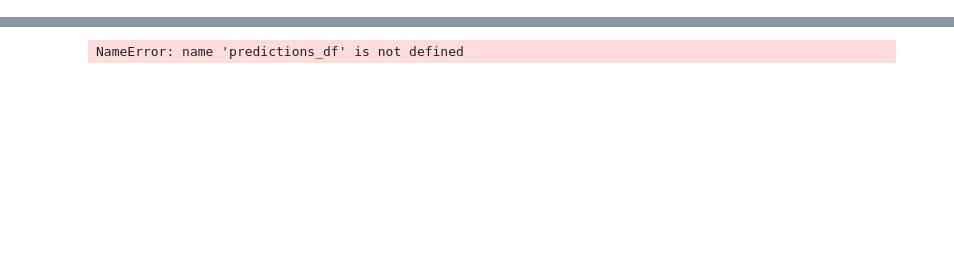
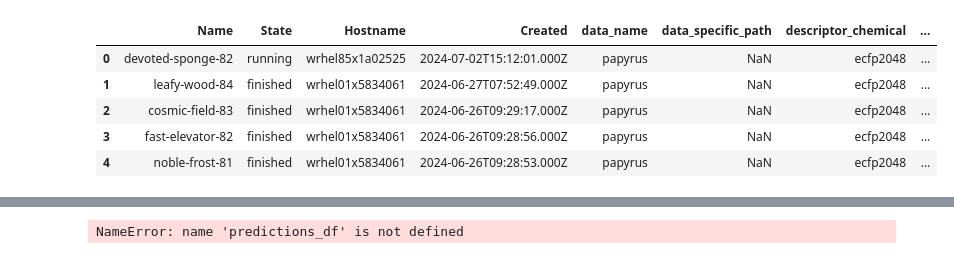
Before and after one commit to CDDLeiden/uqdd, a Jupyter notebook: models_reassessment.ipynb, the cells around one changed output, grey strips where cells are left out. Drawn from its saved outputs; the diff is of its cells as text; code cells hidden in the pictures; blank space fills up the shorter version.

```diff
--- a/models_reassessment.ipynb
+++ b/models_reassessment.ipynb
@@ -11,0 +82,17 @@ from uqdd.models.utils_metrics import MetricsTable
+# %%
+### Adding model_name
+# date-{data_name}_{activity_type}_{split_type}_{descriptor_protein}_{descriptor_chemical}_{data_specific_path}_{run_name}
+# 20240625-papyrus_xc50_mcdropout_random_ankh-large_ecfp2048_stoic-firebrand-80
+# Fill missing model_name with the required format
+runs_df['model_name'] = runs_df.apply(
+    lambda row: f"papyrus_xc50_{row['model_type']}_{row['split_type']}_ankh-large_ecfp2048_{row['Name']}"
+    if pd.isna(row['model_name']) else row['model_name'], axis=1)
+# %%
+runs_df.head()
+# %% [output]
+|  | Name | State | Hostname | Created | data_name | data_specific_path | descriptor_chemical | ... |
+| 0 | devoted-sponge-82 | running | wrhel85x1a02525 | 2024-07-02T15:12:01.000Z | papyrus | NaN | ecfp2048 | ... |
+| 1 | leafy-wood-84 | finished | wrhel01x5834061 | 2024-06-27T07:52:49.000Z | papyrus | NaN | ecfp2048 | ... |
+| 2 | cosmic-field-83 | finished | wrhel01x5834061 | 2024-06-26T09:29:17.000Z | papyrus | NaN | ecfp2048 | ... |
+| 3 | fast-elevator-82 | finished | wrhel01x5834061 | 2024-06-26T09:28:56.000Z | papyrus | NaN | ecfp2048 | ... |
+| 4 | noble-frost-81 | finished | wrhel01x5834061 | 2024-06-26T09:28:53.000Z | papyrus | NaN | ecfp2048 | ... |
```
Also changed, not shown: parts of 16 cells of this notebook.
